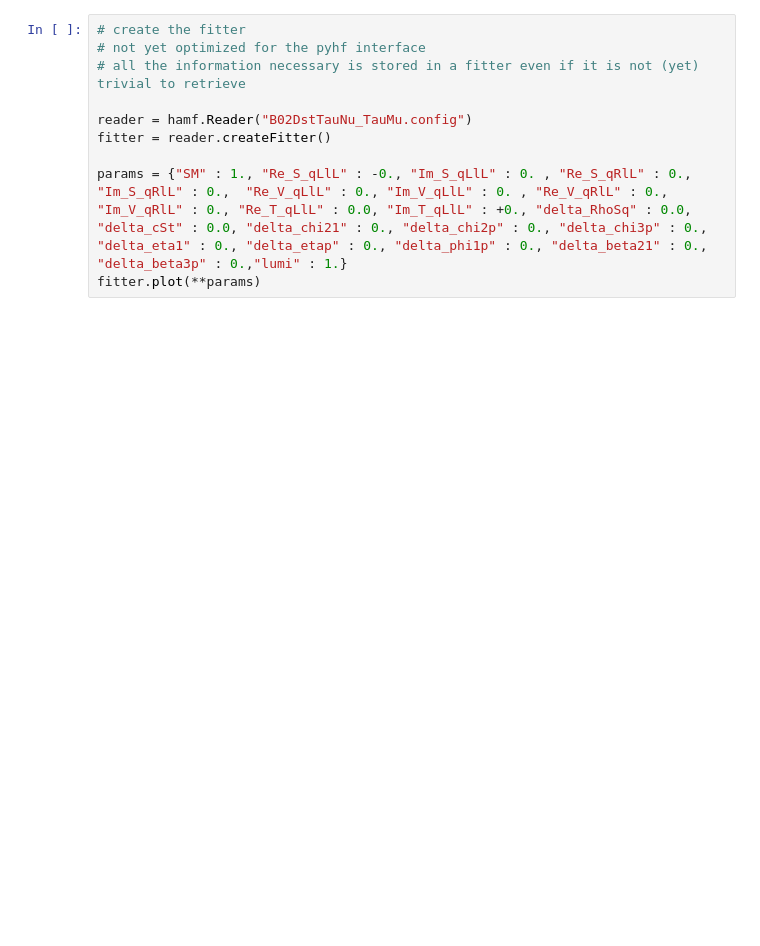
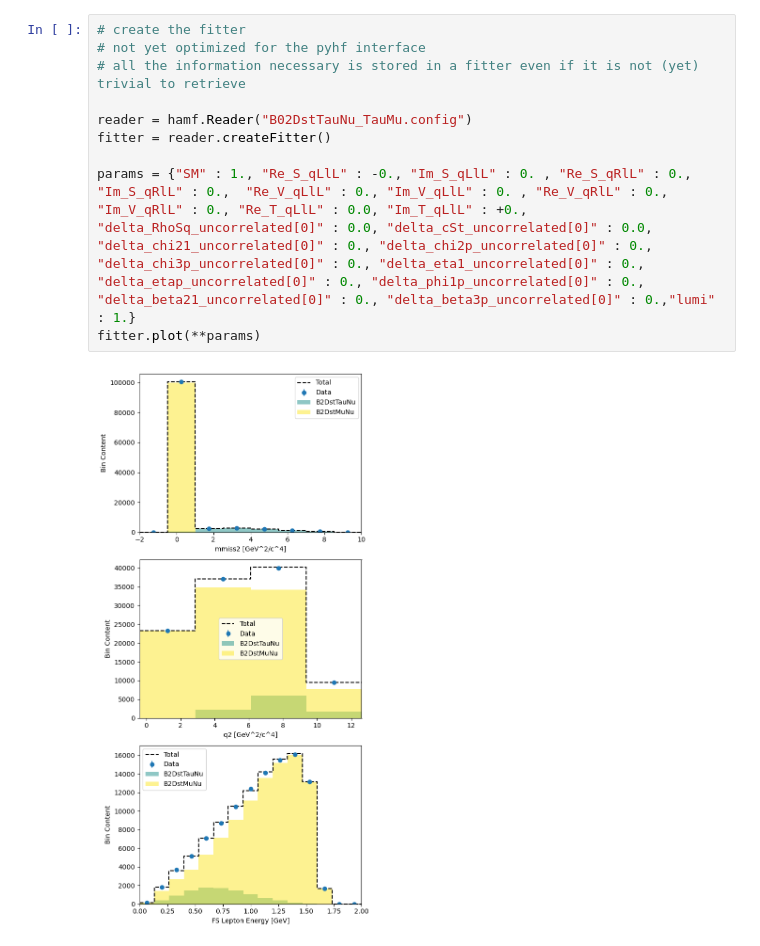
Before and after one commit to MarcoColonna/HamFit-py, a Jupyter notebook: B02DstTauNu_TauMu_pyhf.ipynb, the cells around one changed output. Drawn from its saved outputs; the diff is of its cells as text; blank space fills up the shorter version.

```diff
--- a/B02DstTauNu_TauMu_pyhf.ipynb
+++ b/B02DstTauNu_TauMu_pyhf.ipynb
@@ -10,13 +27,15 @@ import modifier
 # %%
 # create the fitter
 # not yet optimized for the pyhf interface
 # all the information necessary is stored in a fitter even if it is not (yet) trivial to retrieve
 
 reader = hamf.Reader("B02DstTauNu_TauMu.config")
 fitter = reader.createFitter()
 
-params = {"SM" : 1., "Re_S_qLlL" : -0., "Im_S_qLlL" : 0. , "Re_S_qRlL" : 0., "Im_S_qRlL" : 0.,  "Re_V_qLlL" : 0., "Im_V_qLlL" : 0. , "Re_V_qRlL" : 0., "Im_V_qRlL" : 0., "Re_T_qLlL" : 0.0, "Im_T_qLlL" : +0., "delta_RhoSq" : 0.0, "delta_cSt" : 0.0, "delta_chi21" : 0., "delta_chi2p" : 0., "delta_chi3p" : 0., "delta_eta1" : 0., "delta_etap" : 0., "delta_phi1p" : 0., "delta_beta21" : 0., "delta_beta3p" : 0.,"lumi" : 1.}
+params = {"SM" : 1., "Re_S_qLlL" : -0., "Im_S_qLlL" : 0. , "Re_S_qRlL" : 0., "Im_S_qRlL" : 0.,  "Re_V_qLlL" : 0., "Im_V_qLlL" : 0. , "Re_V_qRlL" : 0., "Im_V_qRlL" : 0., "Re_T_qLlL" : 0.0, "Im_T_qLlL" : +0., "delta_RhoSq_uncorrelated[0]" : 0.0, "delta_cSt_uncorrelated[0]" : 0.0, "delta_chi21_uncorrelated[0]" : 0., "delta_chi2p_uncorrelated[0]" : 0., "delta_chi3p_uncorrelated[0]" : 0., "delta_eta1_uncorrelated[0]" : 0., "delta_etap_uncorrelated[0]" : 0., "delta_phi1p_uncorrelated[0]" : 0., "delta_beta21_uncorrelated[0]" : 0., "delta_beta3p_uncorrelated[0]" : 0.,"lumi" : 1.}
 fitter.plot(**params)
+# %% [output]
+[figure, added]
 # %%
 # Definition of the nominal and the alternative models for the pyhf test
 
```
Also changed, not shown: parts of 12 cells of this notebook, 2 other files.
